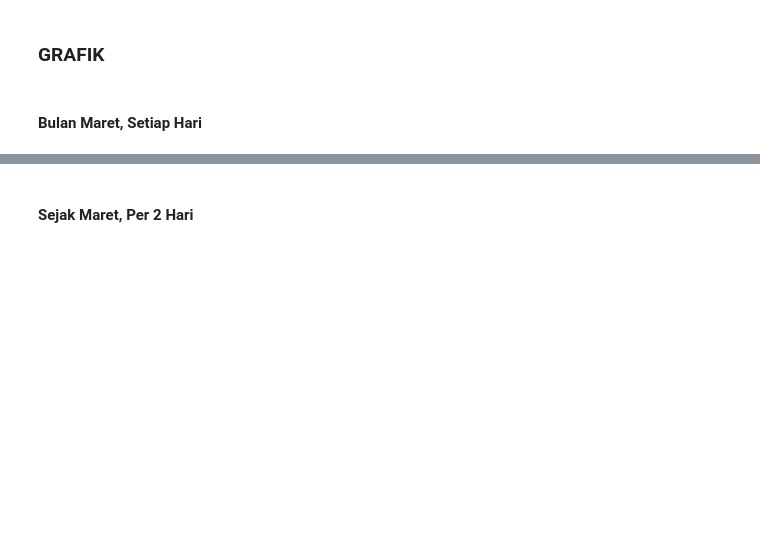
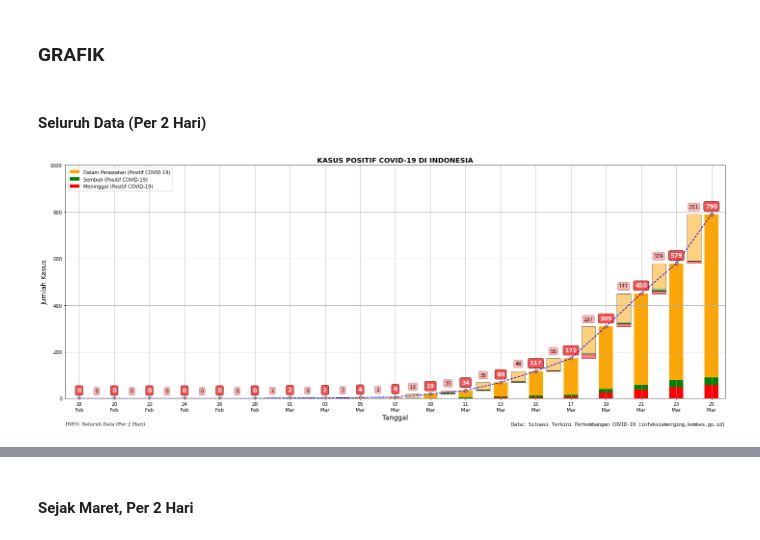
Before and after one commit to taruma/inkovis, a Jupyter notebook: notebook/inkovis_nb.ipynb, the cells around one changed output, grey strips where cells are left out. Saved outputs shown, nothing was run; the diff lists cells and outputs as text; code cells hidden in the pictures; blank space fills up the shorter version.

```diff
--- a/notebook/inkovis_nb.ipynb
+++ b/notebook/inkovis_nb.ipynb
@@ -231,5 +229,17 @@ def plot_covid_case(
     plt.tight_layout()
 # %% [markdown]
 ### GRAFIK
-# %% [markdown]
-#### Bulan Maret, Setiap Hari
+# %% [markdown]
+#### Seluruh Data (Per 2 Hari)
+# %%
+fig, ax = plt.subplots(figsize=FIG_SIZE)
+
+plot_covid_case(
+    raw_dataset, ax, days=2,
+    show_diff=True, show_hist=False,
+    text_left='INFO: Seluruh Data (Per 2 Hari)'
+)
+
+plt.savefig('GRAFIK_KASUS_POSITIF_S_2HARI.png',dpi=150)
+# %% [output]
+[figure, added]
```
Also changed, not shown: parts of 20 cells of this notebook.
